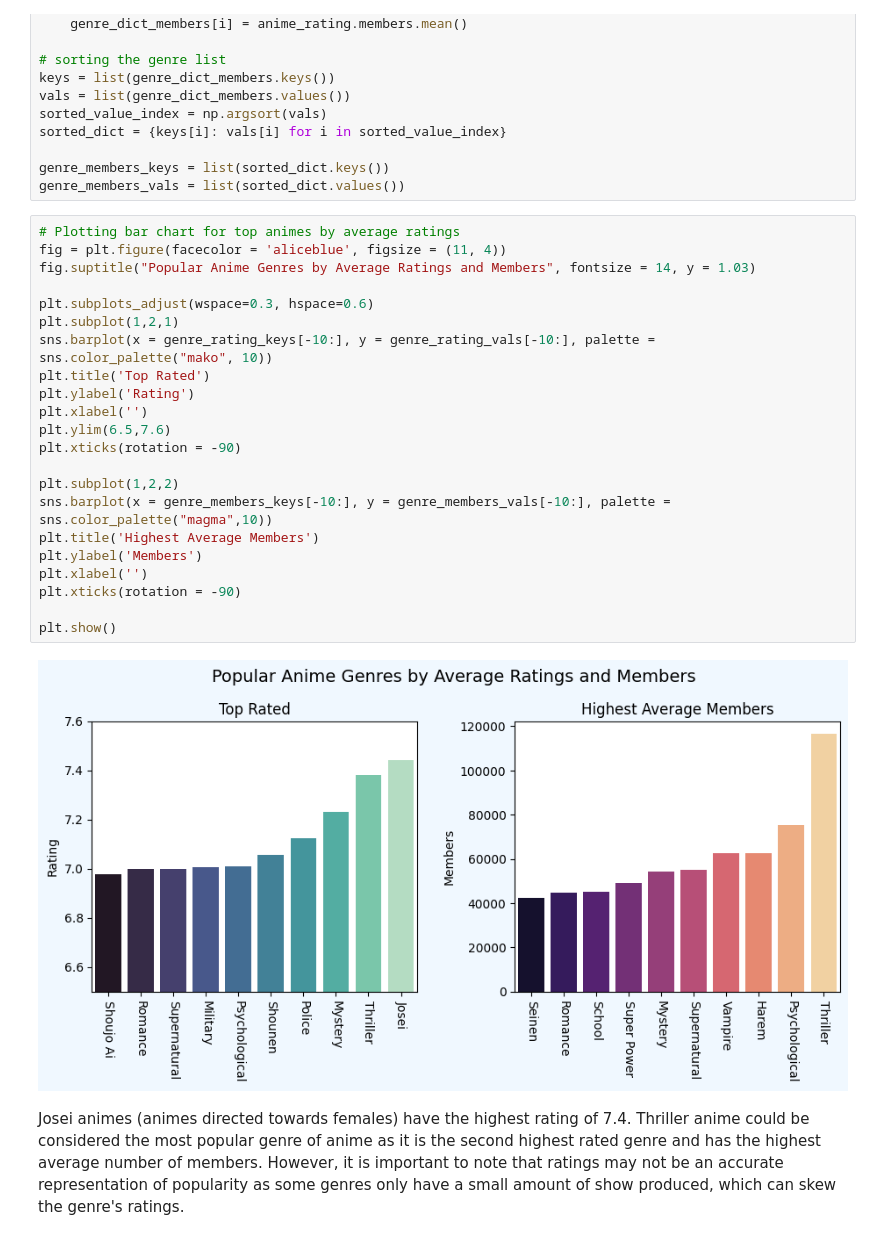
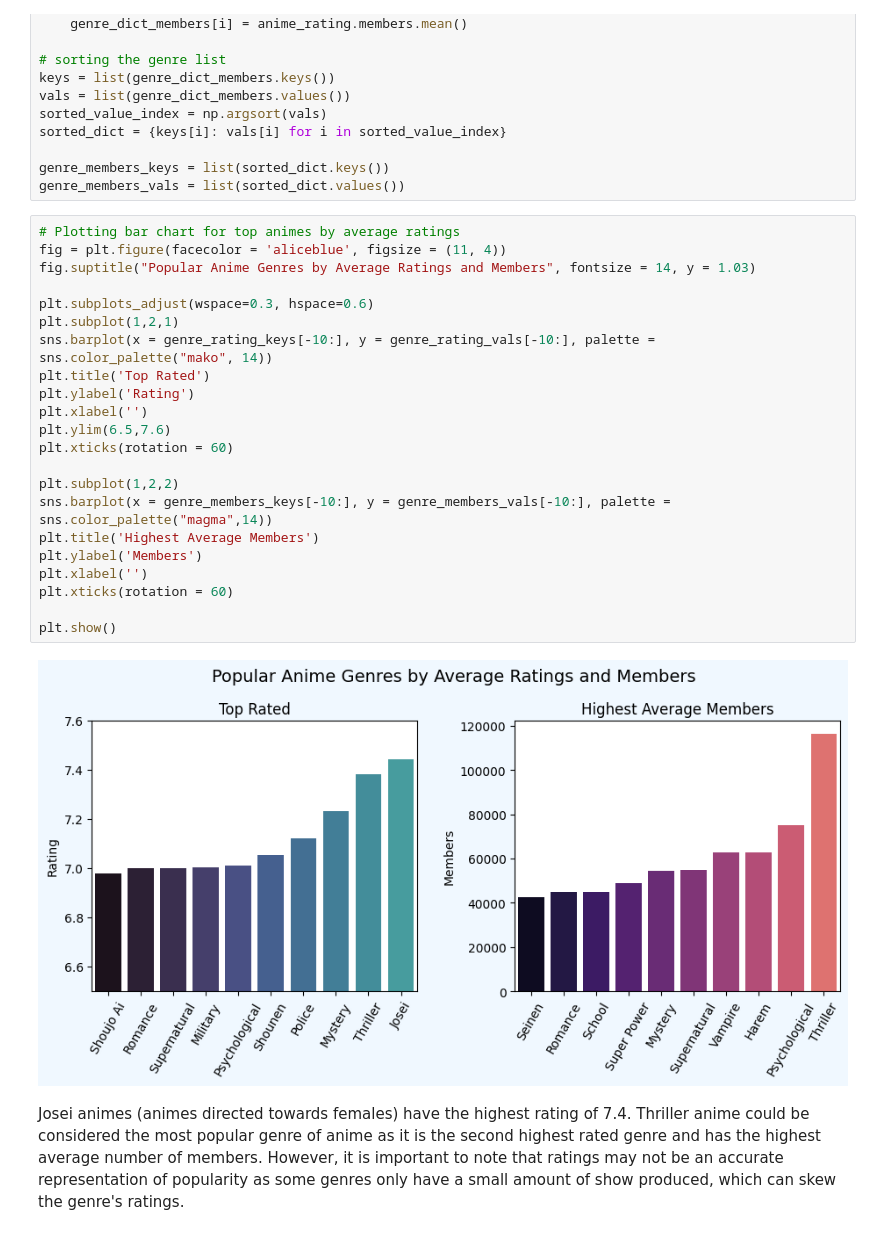
Before and after one commit to LouisThong15/Data-Analysis-Projects, a Jupyter notebook: Anime Analysis/Anime Dataset Data Analysis.ipynb, the cells around one changed output. Drawn from its saved outputs; the diff is of its cells as text.

```diff
--- a/Anime Analysis/Anime Dataset Data Analysis.ipynb
+++ b/Anime Analysis/Anime Dataset Data Analysis.ipynb
@@ -381,27 +382,27 @@ genre_members_vals = list(sorted_dict.values())
 # %%
 # Plotting bar chart for top animes by average ratings
 fig = plt.figure(facecolor = 'aliceblue', figsize = (11, 4))
 fig.suptitle("Popular Anime Genres by Average Ratings and Members", fontsize = 14, y = 1.03)
 
 plt.subplots_adjust(wspace=0.3, hspace=0.6)
 plt.subplot(1,2,1)
-sns.barplot(x = genre_rating_keys[-10:], y = genre_rating_vals[-10:], palette = sns.color_palette("mako", 10))
+sns.barplot(x = genre_rating_keys[-10:], y = genre_rating_vals[-10:], palette = sns.color_palette("mako", 14))
 plt.title('Top Rated')
 plt.ylabel('Rating')
 plt.xlabel('')
 plt.ylim(6.5,7.6)
-plt.xticks(rotation = -90)
+plt.xticks(rotation = 60)
 
 plt.subplot(1,2,2)
-sns.barplot(x = genre_members_keys[-10:], y = genre_members_vals[-10:], palette = sns.color_palette("magma",10))
+sns.barplot(x = genre_members_keys[-10:], y = genre_members_vals[-10:], palette = sns.color_palette("magma",14))
 plt.title('Highest Average Members')
 plt.ylabel('Members')
 plt.xlabel('')
-plt.xticks(rotation = -90)
+plt.xticks(rotation = 60)
 
 plt.show()
 # %% [output]
-[figure, old version]
+[figure, new version]
 # %% [markdown]
 Josei animes (animes directed towards females) have the highest rating of 7.4. Thriller anime could be considered the most popular genre of anime as it is the second highest rated genre and has the highest average number of members. However, it is important to note that ratings may not be an accurate representation of popularity as some genres only have a small amount of show produced, which can skew the genre's ratings.
 # %% [markdown]
```
Also changed, not shown: parts of 5 cells of this notebook.
